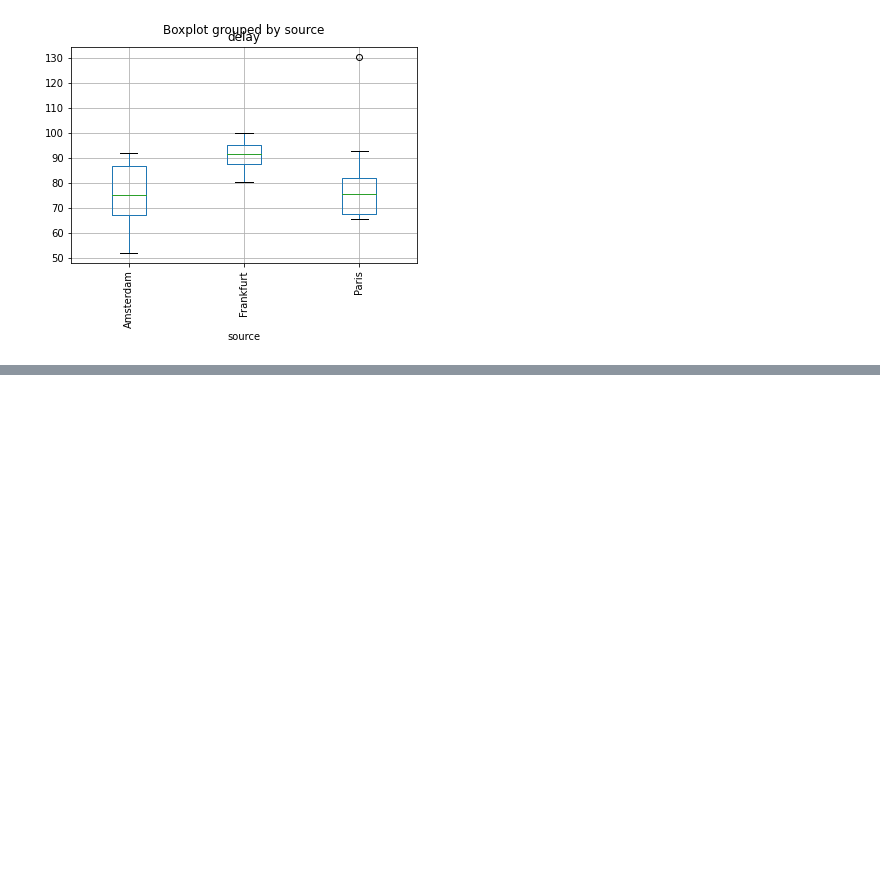
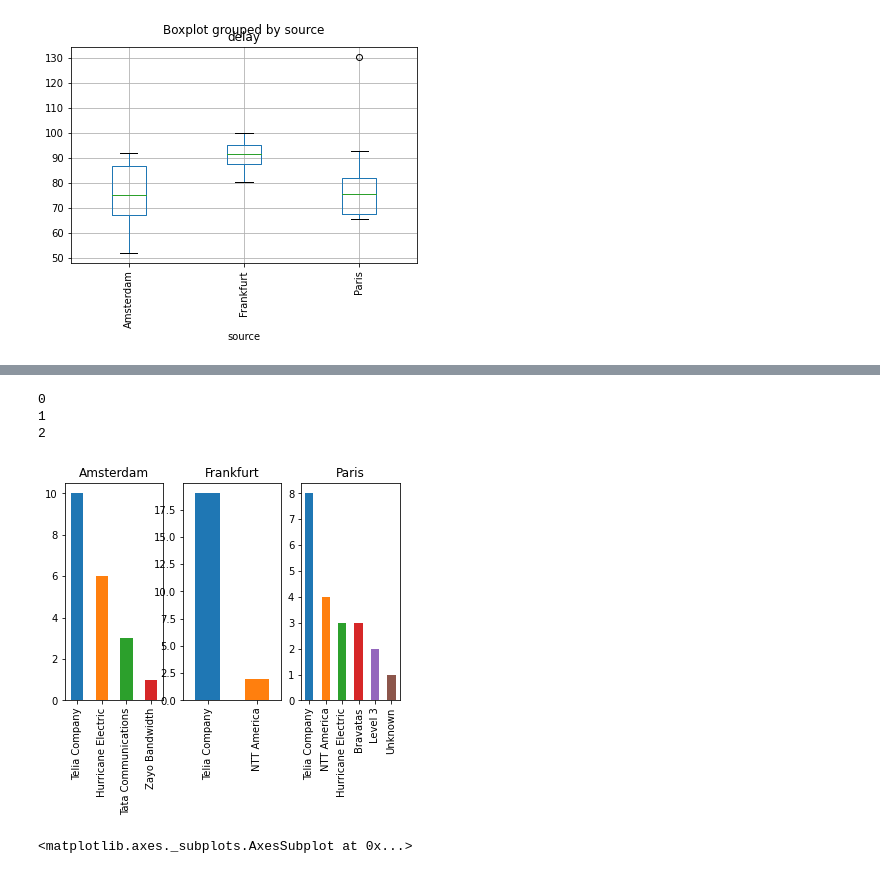
Before and after one commit to liampeng1/NetworksProject, a Jupyter notebook: Untitled.ipynb, the cells around one changed output, grey strips where cells are left out. Drawn from its saved outputs; the diff is of its cells as text; code cells hidden in the pictures; blank space fills up the shorter version.

```diff
--- a/Untitled.ipynb
+++ b/Untitled.ipynb
@@ -306,0 +340,21 @@ delay_source.savefig('delay_source.pdf')
+# %%
+fig, axes = plt.subplots(nrows=1,ncols=3)
+i = 0
+for source, group in TA_df.groupby('source'):
+    counts = group['org'].value_counts()
+    counts.plot.bar(ax=axes[i],title=source)
+    print (i)
+    i += 1
+fig.savefig('org_counts_source.pdf')
+# %% [output]
+0
+1
+2
+[figure, added]
+# %%
+TA_df.plot.scatter(x='hour',
+                      y='delay',
+                      c='org_num',
+                      colormap='viridis')
+# %% [output]
+<matplotlib.axes._subplots.AxesSubplot at 0x...>
```
Also changed, not shown: parts of 9 cells of this notebook, 5 other files.
